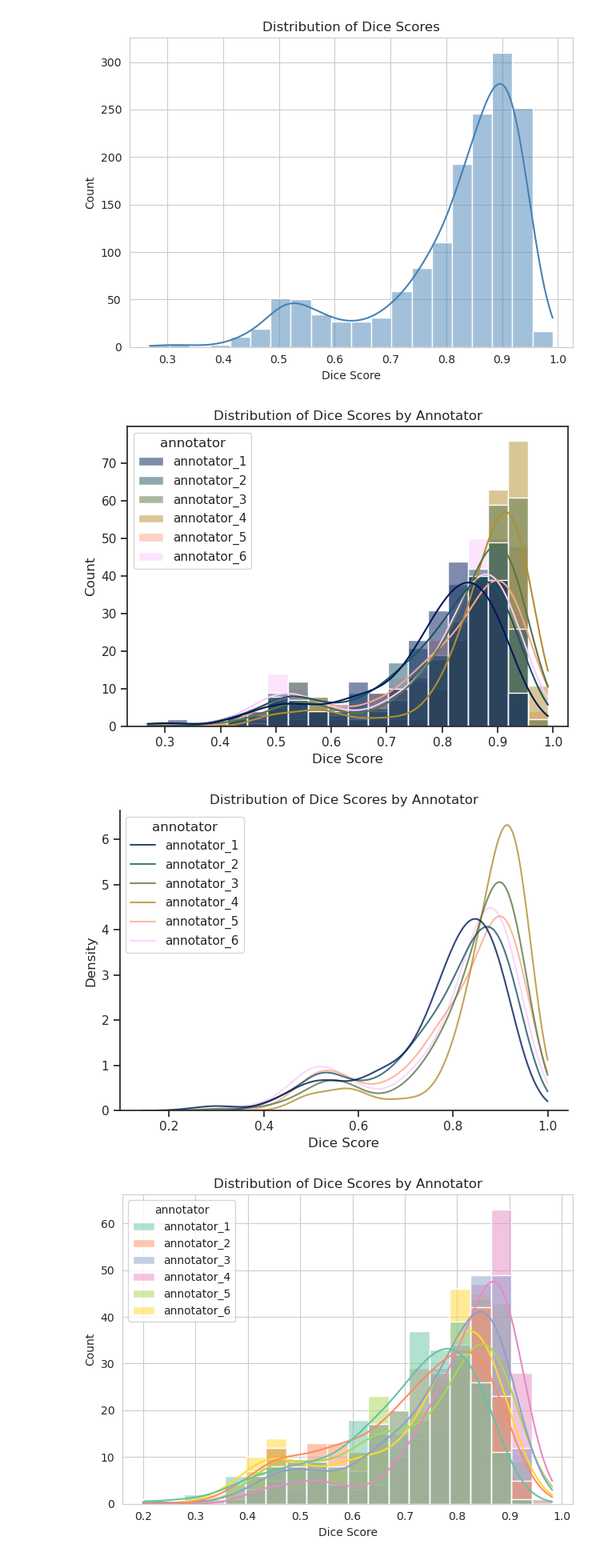
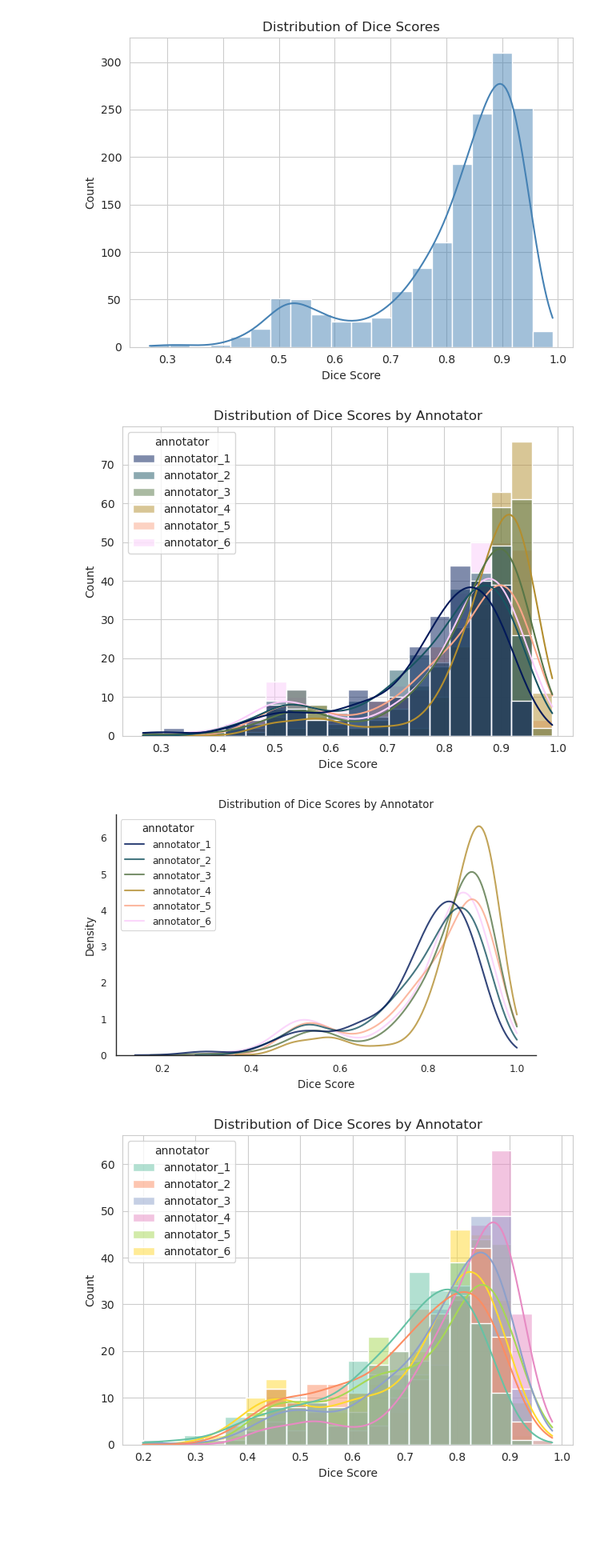
Before and after one commit to Way-Yuhao/CLIPSeg-debris, a Jupyter notebook: notebooks/03 - Inter Annotator.ipynb, the cells around one changed output. Shown at 80% size. Drawn from its saved outputs; the diff is of its cells as text; code cells hidden in the pictures; blank space fills up the shorter version.

```diff
--- a/notebooks/03 - Inter Annotator.ipynb
+++ b/notebooks/03 - Inter Annotator.ipynb
@@ -87,6 +87,7 @@ rgba_array = cmc.batlow(discrete_vals)                            # Returns an (
 # 4a. Convert RGBA to RGB tuples (drop alpha) for Seaborn
 palette_list = [tuple(rgba_array[i][:3]) for i in range(n_annotators)]
 # %%
+sns.set_context('paper')
 plt.figure()
 sns.histplot(
     data=df,
@@ -102,28 +103,34 @@ plt.ylabel("Count")
 plt.tight_layout()
 plt.show()
 # %% [output]
-[figure, old version]
+[figure, new version]
 # %%
-plt.figure()
+sns.set_context('paper')
+mpl.rcParams['svg.fonttype'] = 'none'
+sns.set_style("white")
+# mpl.rcParams['font.family'] = 'STIX Two Text'
+mpl.rcParams['font.size']   = 12
+plt.figure(figsize=(6, 4))
 sns.kdeplot(
     data=df,
     x="dice",
     hue="annotator",
     fill=False,             # Fill under each density curve
     common_norm=False,     # Normalize each annotator’s KDE independently
     palette=palette_list,  # Use the same discrete list of colors
     alpha=0.8,             # Optional transparency for overlap clarity
     linewidth=1.5,          # Thicker outline for each KDE
     clip=(0, 1)
 )
 sns.despine()  # Optional: remove top and right spines for cleaner look
 plt.title("Distribution of Dice Scores by Annotator")
 plt.xlabel("Dice Score")
 plt.ylabel("Density")
 plt.tight_layout()
-plt.show()
+# plt.show()
+plt.savefig('/home/yl241/experiments/fCLIPSeg/fig/annotator_dice.svg', bbox_inches='tight', transparent=True, dpi=300)
 # %% [output]
-[figure, old version]
+[figure, new version]
 # %%
 plt.figure()
 sns.histplot(
```
Also changed, not shown: parts of 11 cells of this notebook, 5 other files.
